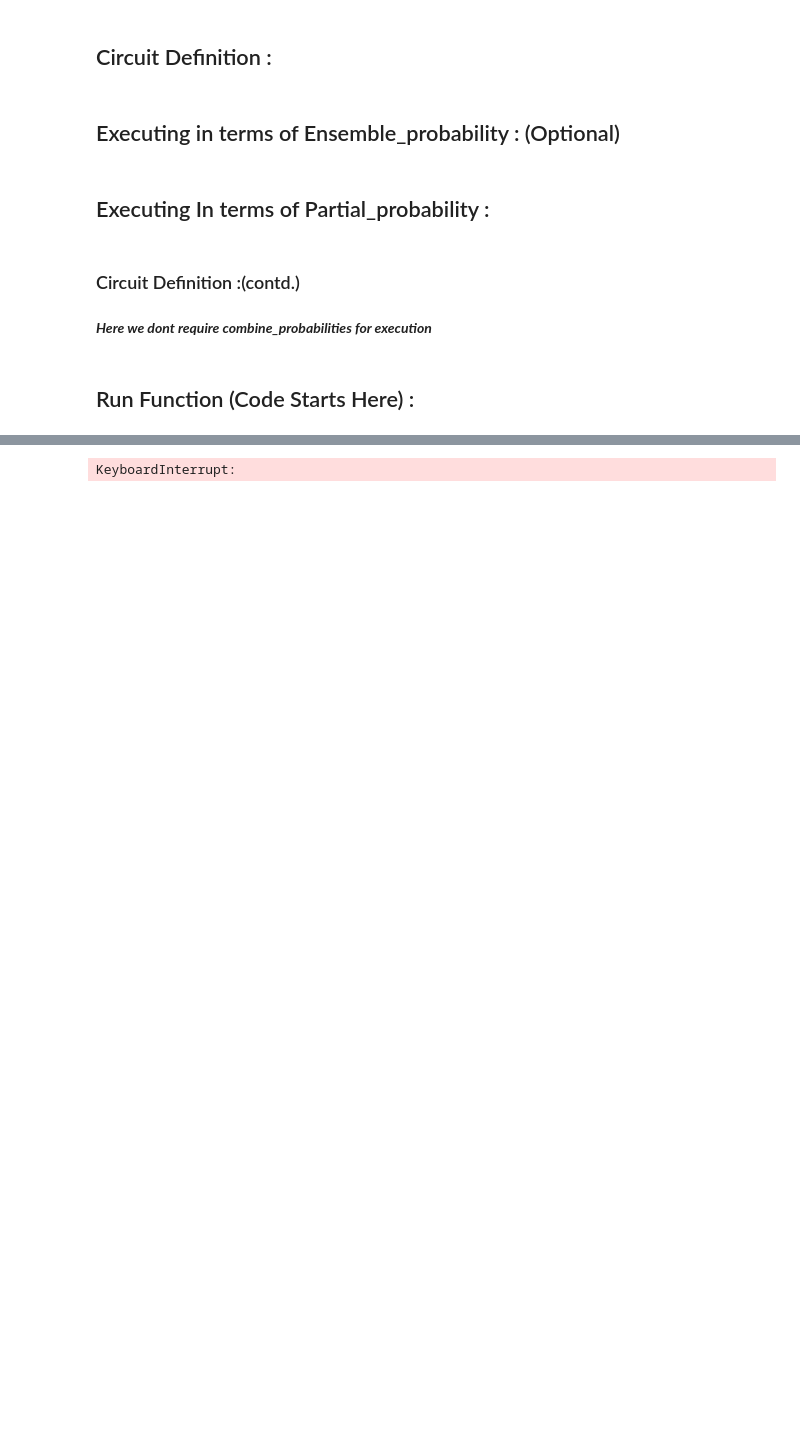
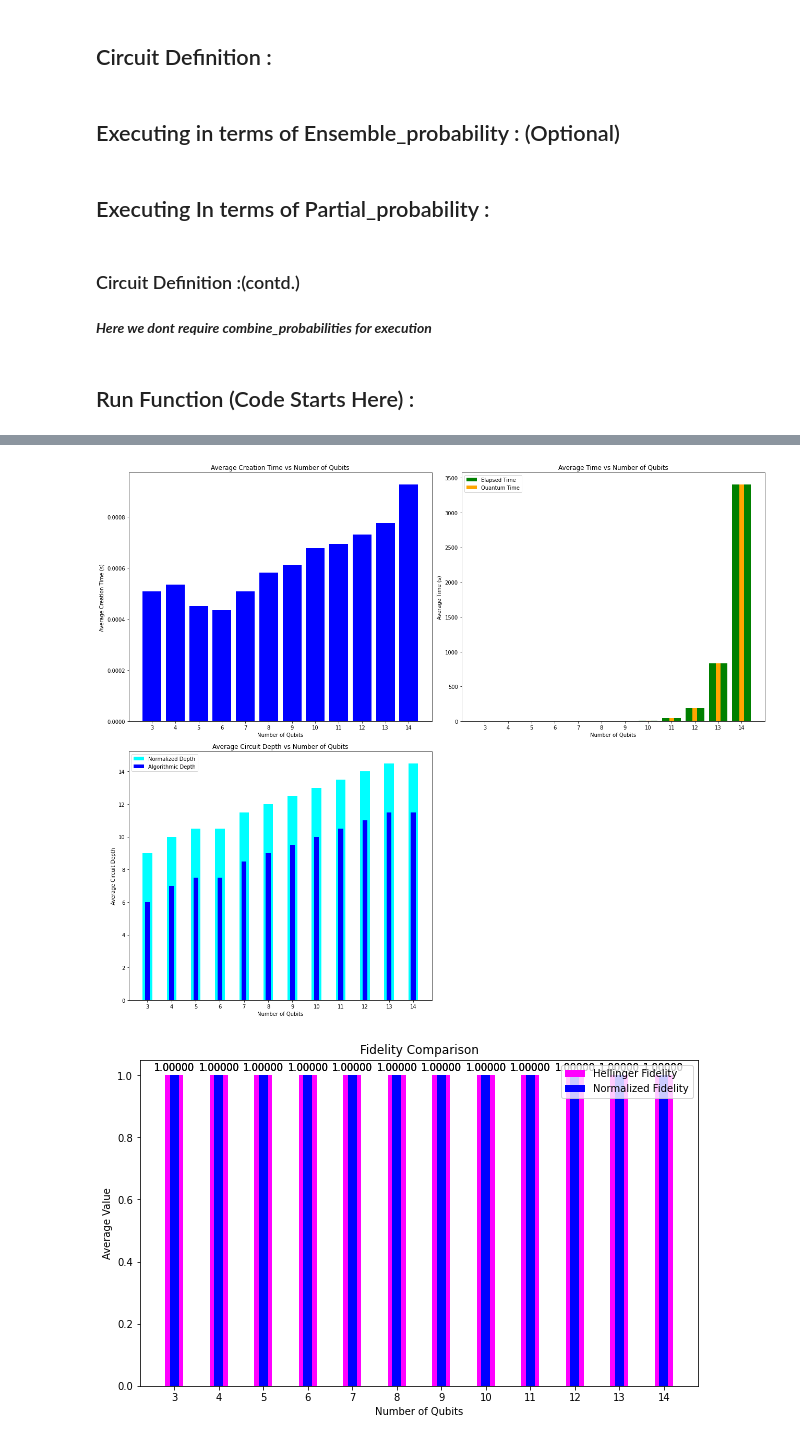
Before and after one commit to PavanCyborg/QSIM_Benchmark_Implementation, a Jupyter notebook: Tutorial/Deustch-Jozsa/Deustch-Jozsa_Benchmark.ipynb, the cells around one changed output, grey strips where cells are left out. Saved outputs shown, nothing was run; the diff lists cells and outputs as text; code cells hidden in the pictures; blank space fills up the shorter version.

```diff
--- a/Tutorial/Deustch-Jozsa/Deustch-Jozsa_Benchmark.ipynb
+++ b/Tutorial/Deustch-Jozsa/Deustch-Jozsa_Benchmark.ipynb
@@ -1145,7 +1145,7 @@ def DeutschJozsa(num_qubits, type):
 backend = BasicAer.get_backend('dm_simulator') #Using dm_simulator as backend for our execution
 
 # Function to execute the benchmark program, accumulate metrics, and calculate circuit depths
-def run_and_accumulate_metrics_with_depth(min_qubits=3, max_qubits=21, skip_qubits=1, max_circuits=2, num_shots=1000):
+def run_and_accumulate_metrics_with_depth(min_qubits=3, max_qubits=14, skip_qubits=1, max_circuits=2, num_shots=1):
     creation_times = []
     elapsed_times = []
     quantum_times = []
@@ -1189,7 +1189,7 @@ def run_and_accumulate_metrics_with_depth(min_qubits=3, max_qubits=21, skip_qubi
 
             #execution
             ts = time.time()
-            job = execute(qc, backend, shots=num_shots, **options_noisy)
+            job = execute(qc, backend, shots=num_shots)
             result = job.result()
 
             elapsed_time = time.time() - ts
@@ -1312 +1312,2 @@ qc of 3 qubits of type 1
-KeyboardInterrupt:
+[figure, added]
+[figure, added]
```
Also changed, not shown: parts of 1 cell of this notebook, 2 other files.
